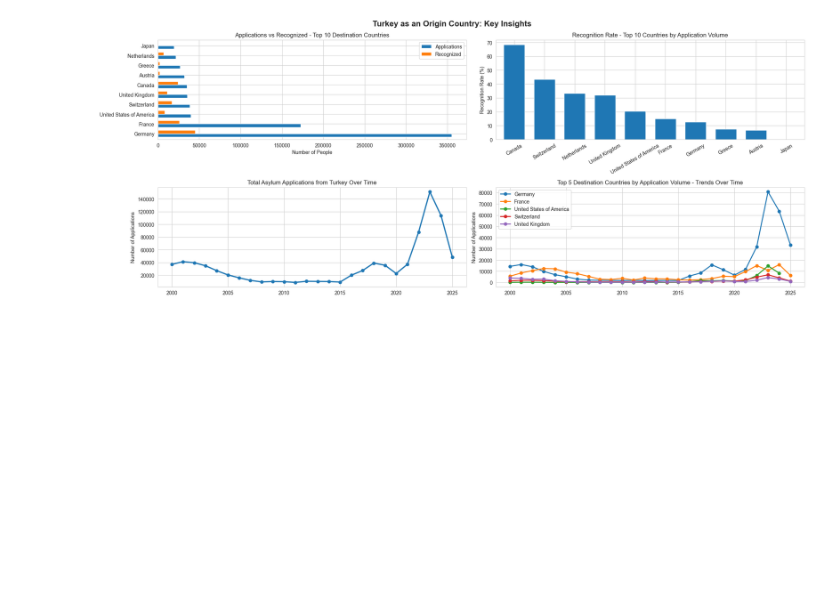
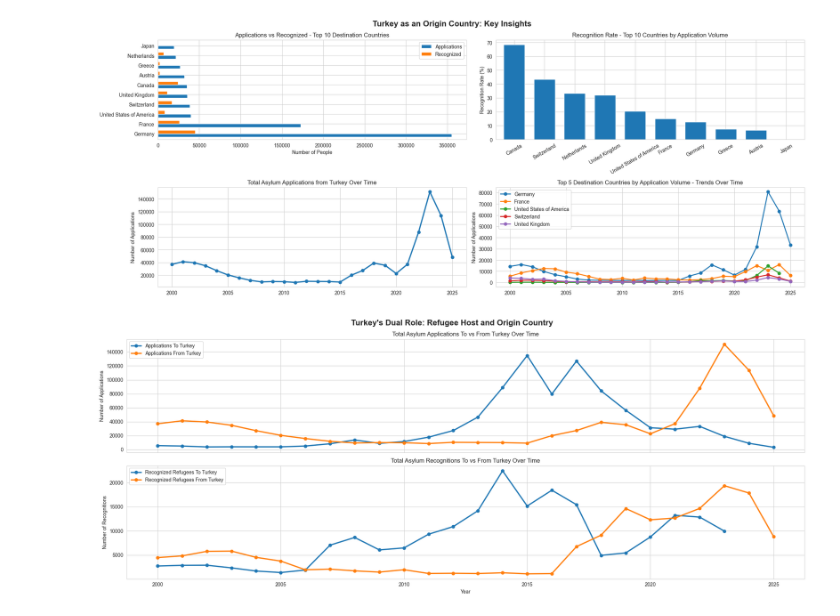
Before and after one commit to oganbayril/turkey-migration-analysis, a Jupyter notebook: notebooks/02_analysis.ipynb, the cells around one changed output. Saved outputs shown, nothing was run; the diff lists cells and outputs as text; code cells hidden in the pictures; blank space fills up the shorter version.

Commit message:
Add TO vs FROM Turkey comparison and data completeness notes

```diff
--- a/notebooks/02_analysis.ipynb
+++ b/notebooks/02_analysis.ipynb
@@ -211,3 +211,47 @@ plt.tight_layout()
 plt.show()
 # %% [output]
 [figure]
+# %%
+fig3, axes3 = plt.subplots(2, 1, sharex=True, figsize=(20, 8))
+
+comparison_to_vs_from_turkey_applications = pd.DataFrame({
+    'Applications To Turkey': apps_to_turkey_per_year,
+    'Applications From Turkey': apps_from_turkey_per_year
+})
+
+comparison_to_vs_from_turkey_applications.plot(
+    kind='line',
+    linewidth=2.5,
+    marker='o',
+    ylabel='Number of Applications',
+    title='Total Asylum Applications To vs From Turkey Over Time',
+    ax=axes3[0],
+    grid=True
+)
+
+
+recognitions_to_turkey_per_year = clean_datasets['Decisions from Turkey'].groupby('Year')['Recognized'].sum()
+recognitions_from_turkey_per_year = clean_datasets['Decisions from other countries'].groupby('Year')['Recognized'].sum()
+
+comparison_to_vs_from_turkey_recognitions = pd.DataFrame({
+    'Recognized Refugees To Turkey': recognitions_to_turkey_per_year,
+    'Recognized Refugees From Turkey': recognitions_from_turkey_per_year
+})
+
+comparison_to_vs_from_turkey_recognitions.plot(
+    kind='line',
+    linewidth=2.5,
+    marker='o',
+    ylabel='Number of Recognitions',
+    title='Total Asylum Recognitions To vs From Turkey Over Time',
+    ax=axes3[1],
+    grid=True
+).legend(loc='upper left')
+
+fig3.suptitle('Turkey\'s Dual Role: Refugee Host and Origin Country',
+              fontsize=16, fontweight='bold', y=0.98)
+
+plt.tight_layout()
+plt.show()
+# %% [output]
+[figure, added]
```
Also changed, not shown: parts of 1 cell of this notebook.
